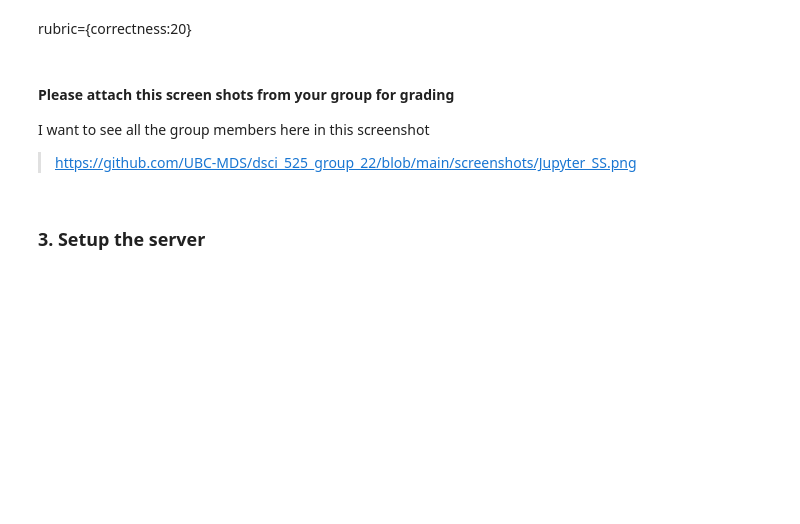
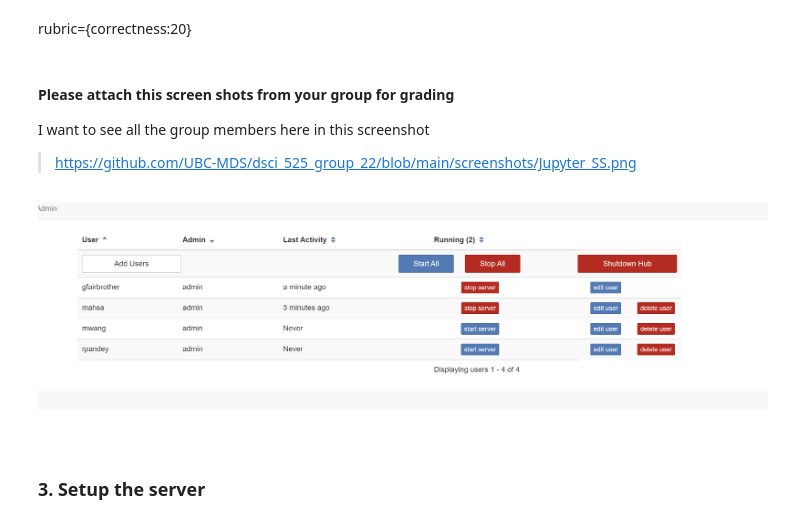
Before and after one commit to UBC-MDS/dsci_525_group_22, a Jupyter notebook: notebooks/Milestone2.ipynb, the cells around one changed output. Cells and saved outputs as stored; diff of their text form; code cells hidden in the pictures; blank space fills up the shorter version.

```diff
--- a/notebooks/Milestone2.ipynb
+++ b/notebooks/Milestone2.ipynb
@@ -55,6 +60,10 @@ rubric={correctness:20}
 #### Please attach this screen shots from your group for grading
 I want to see all the group members here in this screenshot <br>
 > https://github.com/UBC-MDS/dsci_525_group_22/blob/main/screenshots/Jupyter_SS.png
+# %%
+display(Image(filename='../screenshots/Jupyter_SS.png'))
+# %% [output]
+[figure, added]
 # %% [markdown]
 ### 3. Setup the server
 # %% [markdown]
```
Also changed, not shown: parts of 6 cells of this notebook, 1 other file.
